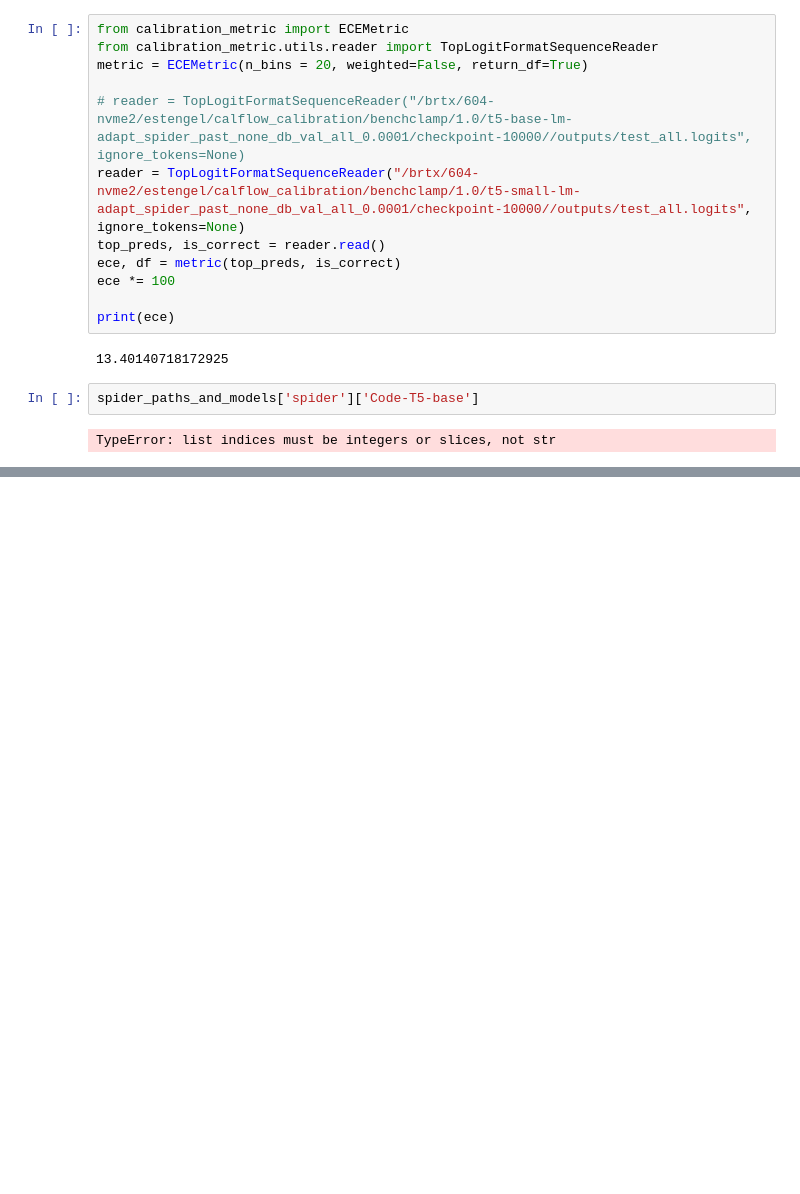
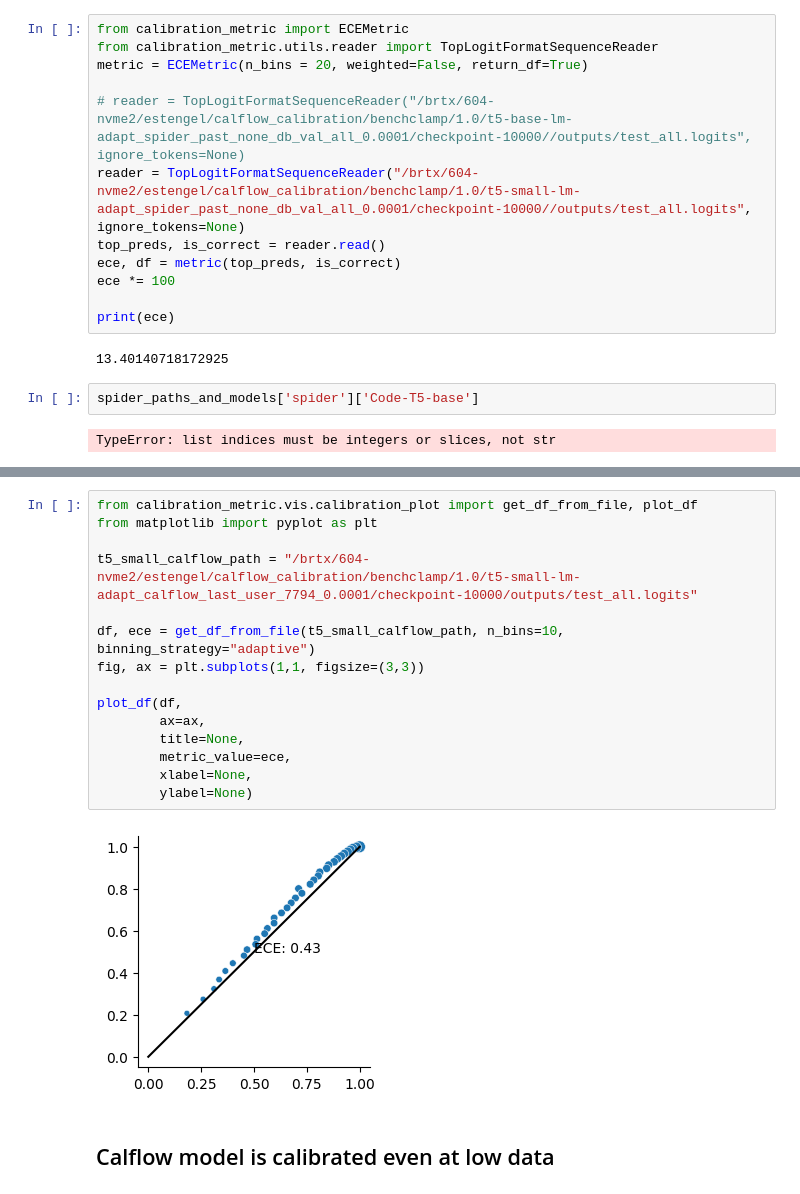
Before and after one commit to esteng/calibration_miso, a Jupyter notebook: analysis/calibration_sql_plots_full.ipynb, the cells around one changed output, grey strips where cells are left out. Cells and saved outputs as stored; diff of their text form; blank space fills up the shorter version.

```diff
--- a/analysis/calibration_sql_plots_full.ipynb
+++ b/analysis/calibration_sql_plots_full.ipynb
@@ -158,0 +162,19 @@ TypeError: list indices must be integers or slices, not str
+# %%
+from calibration_metric.vis.calibration_plot import get_df_from_file, plot_df
+from matplotlib import pyplot as plt
+
+t5_small_calflow_path = "/brtx/604-nvme2/estengel/calflow_calibration/benchclamp/1.0/t5-small-lm-adapt_calflow_last_user_7794_0.0001/checkpoint-10000/outputs/test_all.logits"
+
+df, ece = get_df_from_file(t5_small_calflow_path, n_bins=10, binning_strategy="adaptive")
+fig, ax = plt.subplots(1,1, figsize=(3,3))
+
+plot_df(df,
+        ax=ax,
+        title=None,
+        metric_value=ece,
+        xlabel=None,
+        ylabel=None)
+# %% [output]
+[figure, added]
+# %% [markdown]
+## Calflow model is calibrated even at low data
```
Also changed, not shown: parts of 1 cell of this notebook, 13 other files.
